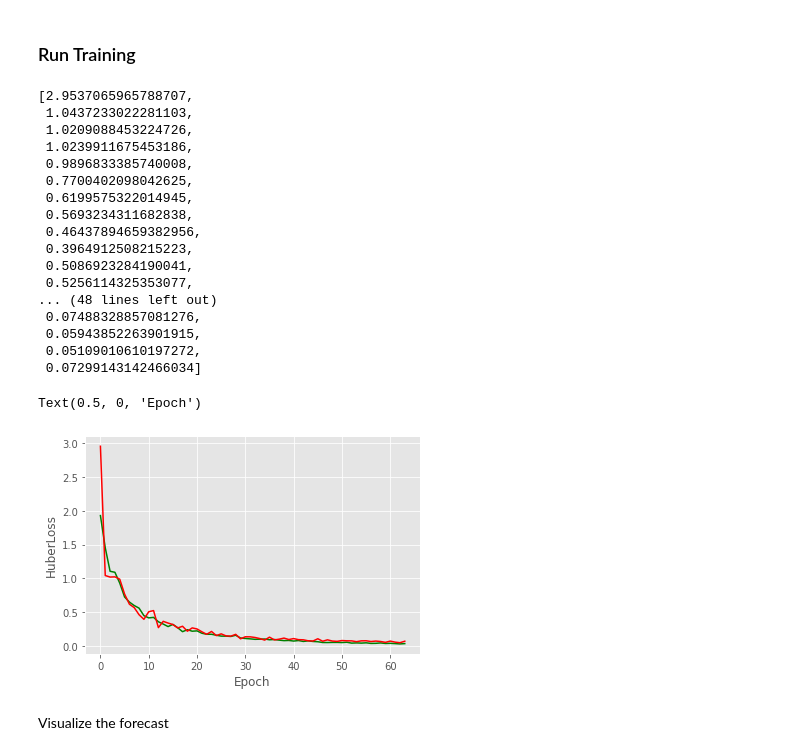
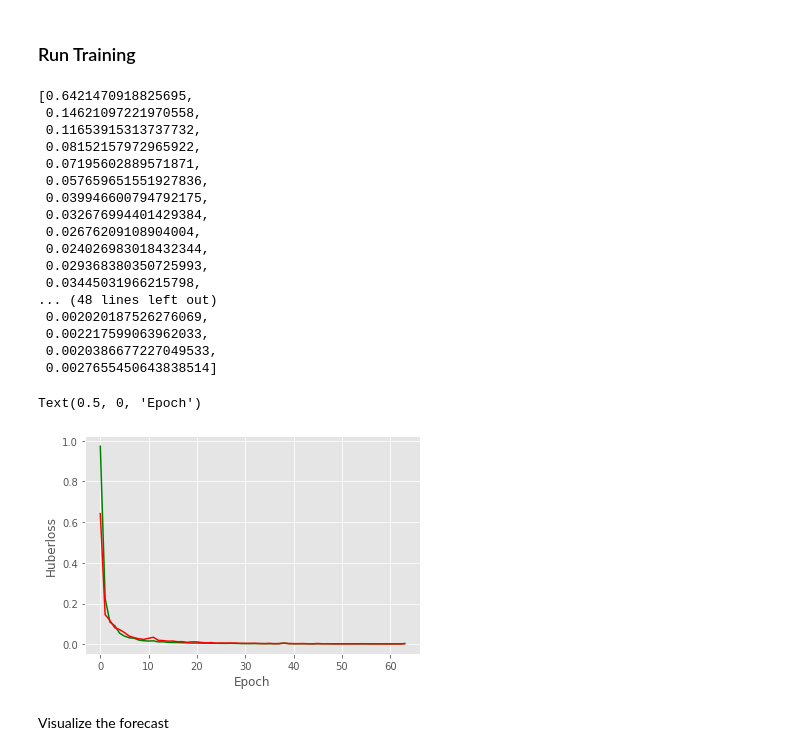
Before and after one commit to hanxiaokaka/Induced_seismic, a Jupyter notebook: notebooks/scinet/002. SCINet decatur.ipynb, the cells around one changed output. Cells and saved outputs as stored; diff of their text form; code cells hidden in the pictures.

```diff
--- a/notebooks/scinet/002. SCINet decatur.ipynb
+++ b/notebooks/scinet/002. SCINet decatur.ipynb
@@ -161,7 +161,7 @@ dropout = 0.5 # dropout regularization params
 groups = 1 # number of groups in the conv1D operation
 hidden_size = 3 # scaling factor for the hidden dimension
 
-lr = 1e-4 # learning rate
+lr = 1e-3 # learning rate
 n_epoch = 64 # number of epochs
 
 # Choose your loss function!
@@ -228,32 +228,32 @@ for epoch in tqdm(range(n_epoch)):
 # %%
 test_loss_vals
 # %% [output]
-[2.9537065965788707,
- 1.0437233022281103,
- 1.0209088453224726,
- 1.0239911675453186,
- 0.9896833385740008,
- 0.7700402098042625,
- 0.6199575322014945,
- 0.5693234311682838,
- 0.46437894659382956,
- 0.3964912508215223,
- 0.5086923284190041,
- 0.5256114325353077,
+[0.6421470918825695,
+ 0.14621097221970558,
+ 0.11653915313737732,
+ 0.08152157972965922,
+ 0.07195602889571871,
+ 0.057659651551927836,
+ 0.039946600794792175,
+ 0.032676994401429384,
+ 0.02676209108904004,
+ 0.024026983018432344,
+ 0.029368380350725993,
+ 0.03445031966215798,
 ... (48 lines left out)
- 0.07488328857081276,
- 0.05943852263901915,
- 0.05109010610197272,
- 0.07299143142466034]
+ 0.002020187526276069,
+ 0.002217599063962033,
+ 0.0020386677227049533,
+ 0.0027655450643838514]
 # %%
 plt.plot(train_loss_vals, color='g', label='train')
 plt.plot(test_loss_vals, color='r', label='test')
-plt.ylabel('HuberLoss')
+plt.ylabel('Huberloss')
 # plt.ylim([0,2])
 plt.xlabel('Epoch')
 # %% [output]
 Text(0.5, 0, 'Epoch')
-[figure, old version]
+[figure, new version]
 # %% [markdown]
 Visualize the forecast
 # %%
```
Also changed, not shown: parts of 1 cell of this notebook.
